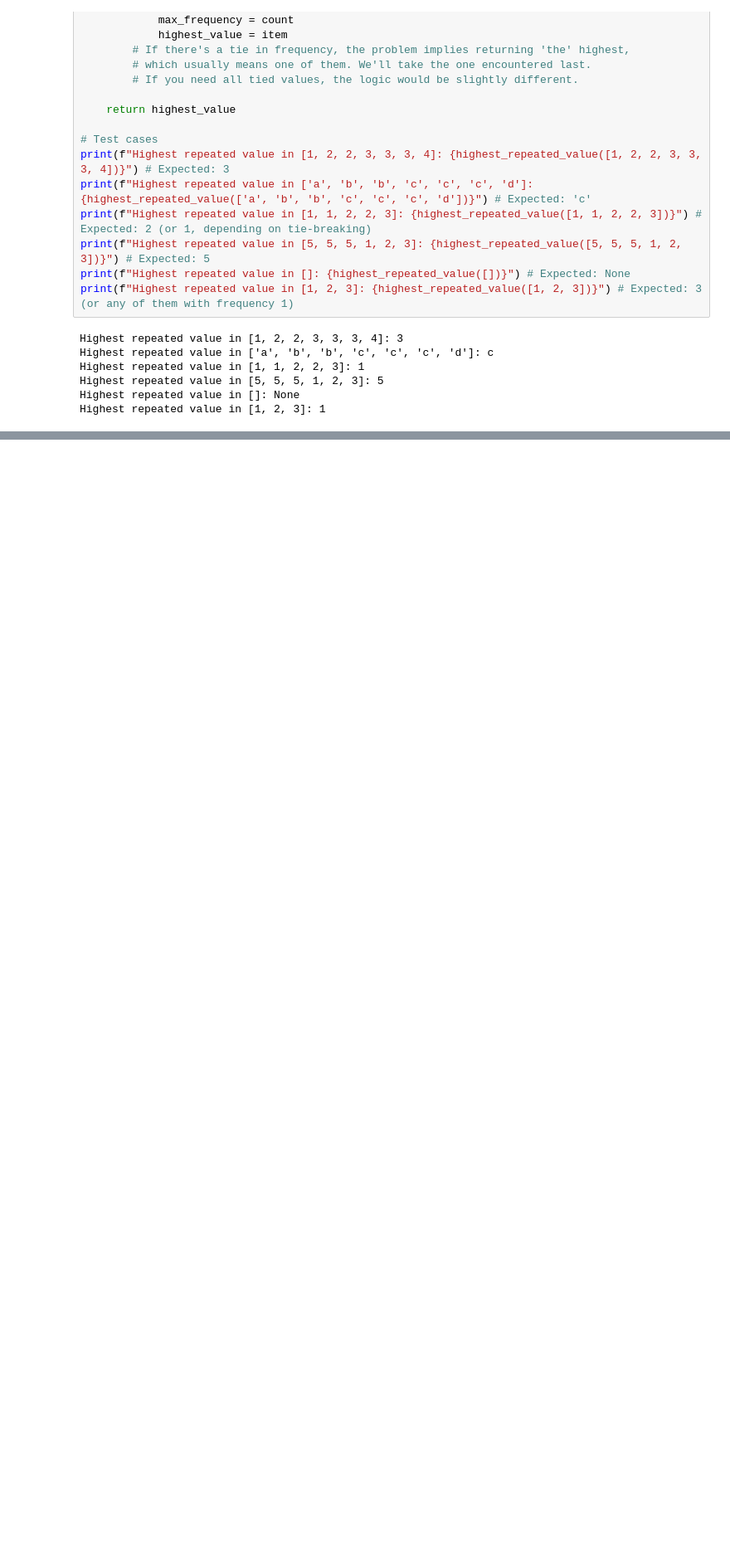
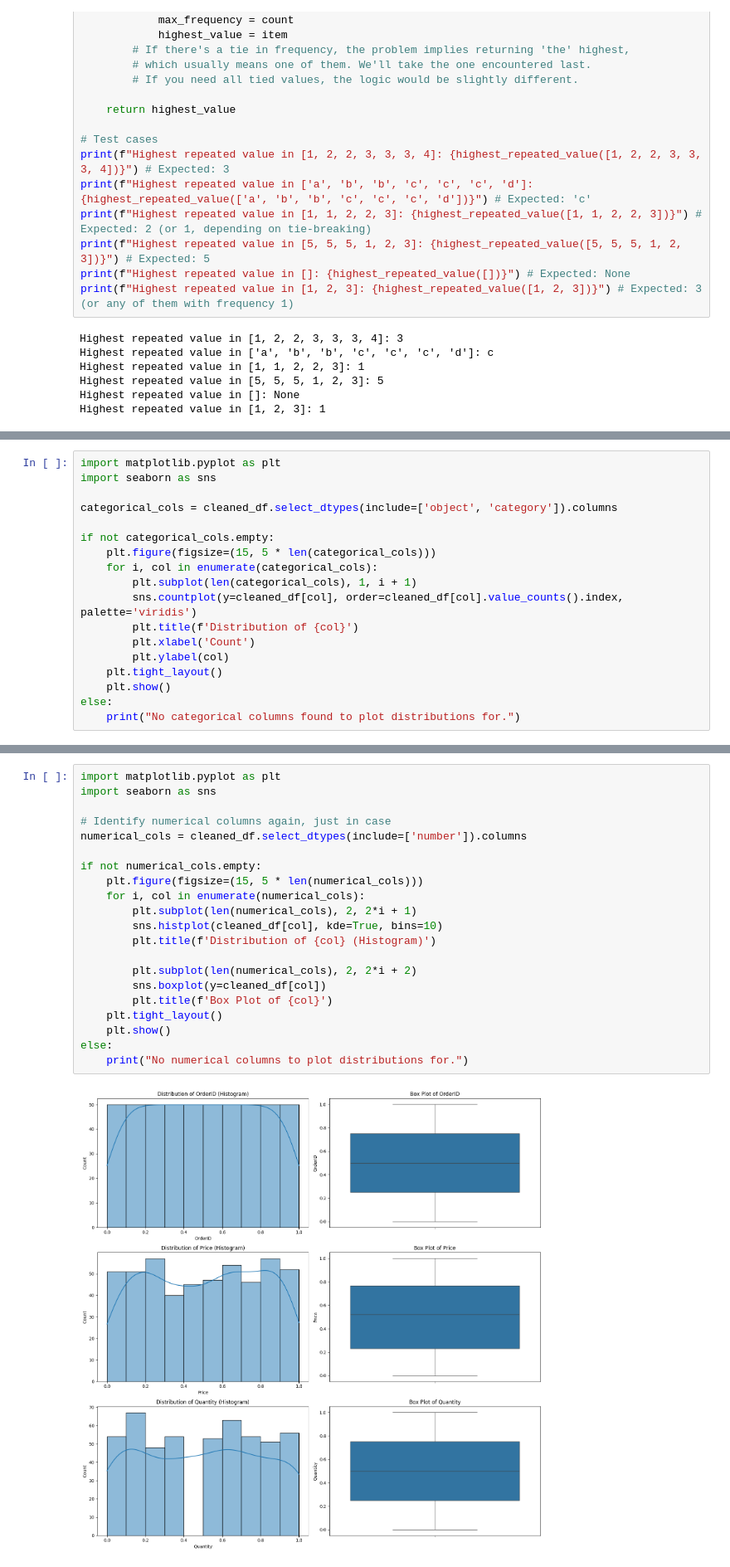
Before and after one commit to Bibhuti-MLAI/Python-Coding-Interview, a Jupyter notebook: Practice.ipynb, the cells around one changed output, grey strips where cells are left out. Shown at 83% size. Cells and saved outputs as stored; diff of their text form; blank space fills up the shorter version.

```diff
--- a/Practice.ipynb
+++ b/Practice.ipynb
@@ -1385,0 +1636,18 @@ Highest repeated value in [1, 2, 3]: 1
+# %%
+import matplotlib.pyplot as plt
+import seaborn as sns
+
+categorical_cols = cleaned_df.select_dtypes(include=['object', 'category']).columns
+
+if not categorical_cols.empty:
+    plt.figure(figsize=(15, 5 * len(categorical_cols)))
+    for i, col in enumerate(categorical_cols):
+        plt.subplot(len(categorical_cols), 1, i + 1)
+        sns.countplot(y=cleaned_df[col], order=cleaned_df[col].value_counts().index, palette='viridis')
+        plt.title(f'Distribution of {col}')
+        plt.xlabel('Count')
+        plt.ylabel(col)
+    plt.tight_layout()
+    plt.show()
+else:
+    print("No categorical columns found to plot distributions for.")
@@ -1385,0 +1677,23 @@ Highest repeated value in [1, 2, 3]: 1
+# %%
+import matplotlib.pyplot as plt
+import seaborn as sns
+
+# Identify numerical columns again, just in case
+numerical_cols = cleaned_df.select_dtypes(include=['number']).columns
+
+if not numerical_cols.empty:
+    plt.figure(figsize=(15, 5 * len(numerical_cols)))
+    for i, col in enumerate(numerical_cols):
+        plt.subplot(len(numerical_cols), 2, 2*i + 1)
+        sns.histplot(cleaned_df[col], kde=True, bins=10)
+        plt.title(f'Distribution of {col} (Histogram)')
+
+        plt.subplot(len(numerical_cols), 2, 2*i + 2)
+        sns.boxplot(y=cleaned_df[col])
+        plt.title(f'Box Plot of {col}')
+    plt.tight_layout()
+    plt.show()
+else:
+    print("No numerical columns to plot distributions for.")
+# %% [output]
+[figure, added]
```
Also changed, not shown: parts of 33 cells of this notebook.
